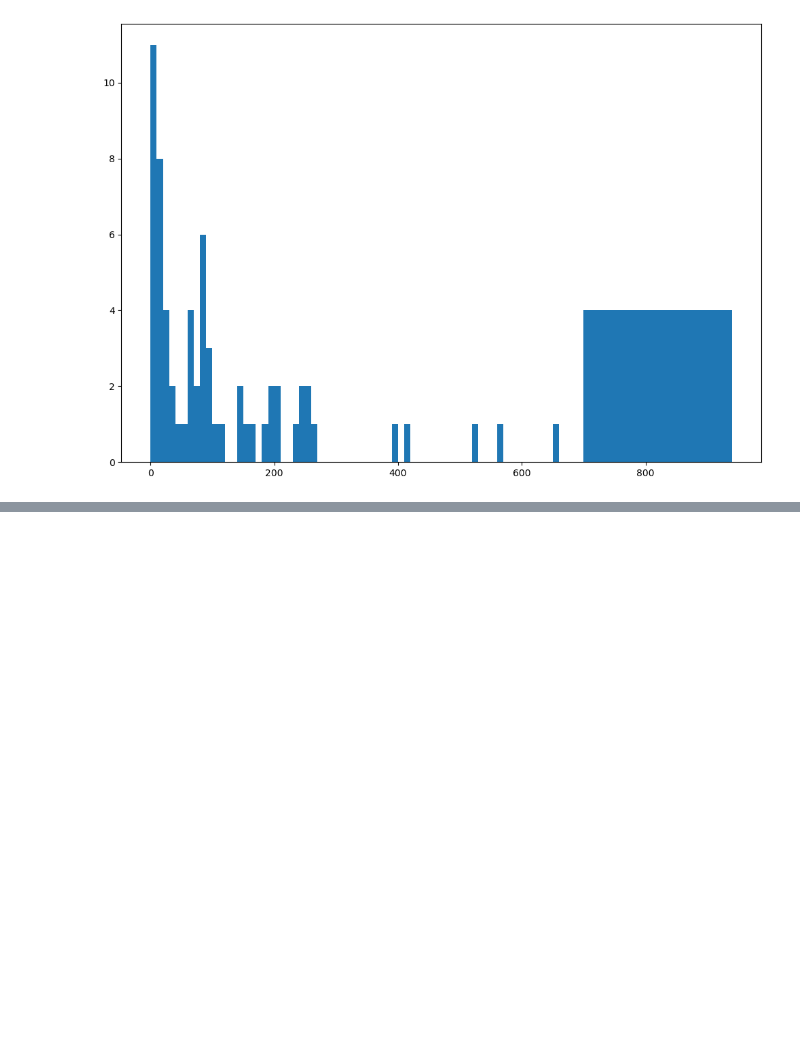
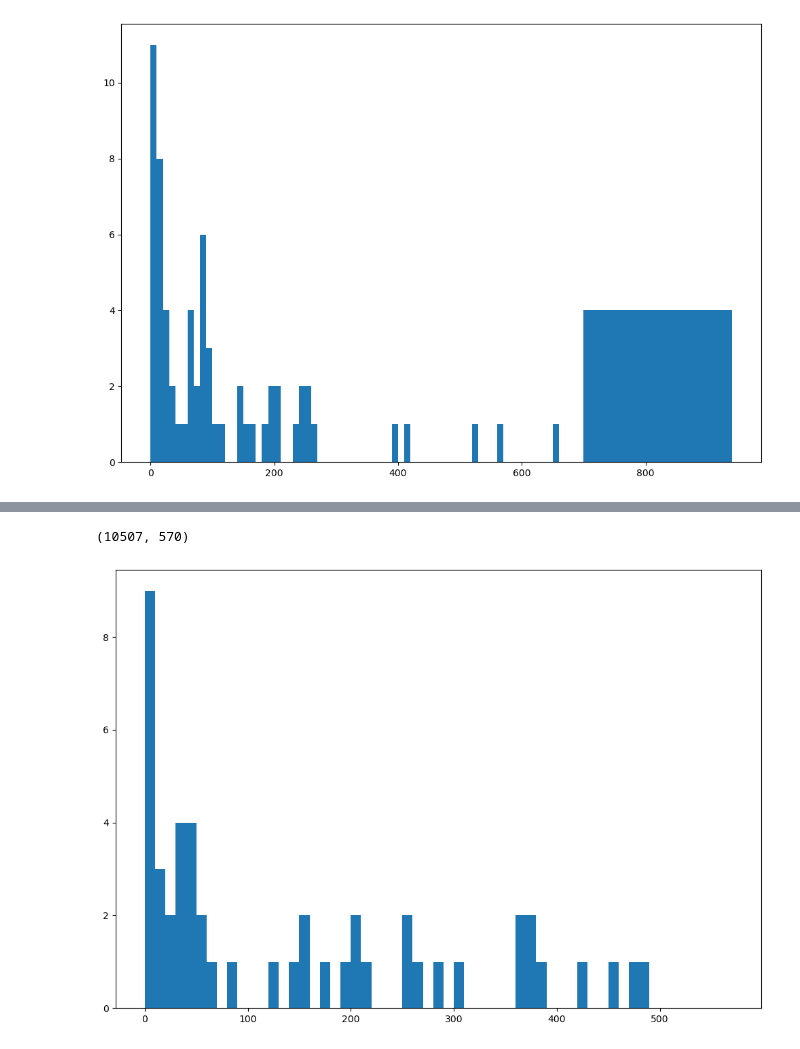
Before and after one commit to albertycho/DRAMSim2, a Jupyter notebook: results/plot_lats.ipynb, the cells around one changed output, grey strips where cells are left out. Drawn from its saved outputs; the diff is of its cells as text; code cells hidden in the pictures; blank space fills up the shorter version.

Commit message:
Add weighted graphs

```diff
--- a/results/plot_lats.ipynb
+++ b/results/plot_lats.ipynb
@@ -65,3 +65,19 @@ axs.hist(prio_lats, bins = prio_bins)
 plt.show()
 # %% [output]
 [figure]
+# %%
+lats = []
+sum = 0
+max_val = 0
+lat_bins = [0]
+with open("k6_aoe_02_short.trc/DDR3_micron_64M_8B_x4_sg15/w1_4_prio.4GB.1Ch.1R.scheme2.open_page.32TQ.32CQ.RtB.pRank.vis") as f:
+    [f.readline() for _ in range(65)]
+    for line in f.readlines()[:-1]:
+        val, num = line.split("=")
+        sum += int(num)
+        max_val = max(int(val), max_val)
+
+        lat_bins.append(int(val))
+        lats.append(int(num))
+
+sum, max_val
@@ -67,0 +100,32 @@ plt.show()
+# %%
+prio_lats = []
+sum = 0
+max_val = 0
+prio_bins = [0]
+with open("k6_aoe_02_short.trc/DDR3_micron_64M_8B_x4_sg15/w1_10_prio.4GB.1Ch.1R.scheme2.open_page.32TQ.32CQ.RtB.pRank.vis") as f:
+    [f.readline() for _ in range(65)]
+    for line in f.readlines()[:-1]:
+        val, num = line.split("=")
+        sum += int(num)
+        max_val = max(int(val), max_val)
+
+        prio_bins.append(int(val))
+        prio_lats.append(int(num))
+
+sum, max_val
+# %% [output]
+(10507, 570)
+# %%
+# Plot prio lats
+
+# Creating histogram
+fig, axs = plt.subplots(1, 1,
+                        figsize =(10, 7),
+                        tight_layout = True)
+
+axs.hist(prio_lats, bins = prio_bins)
+
+# Show plot
+plt.show()
+# %% [output]
+[figure, added]
```
Also changed, not shown: parts of 4 cells of this notebook.
